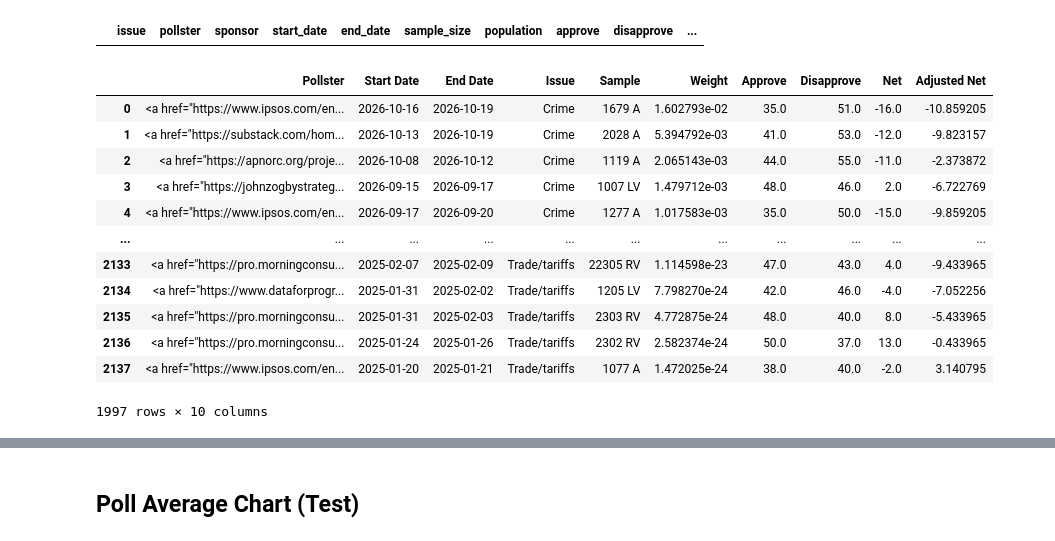
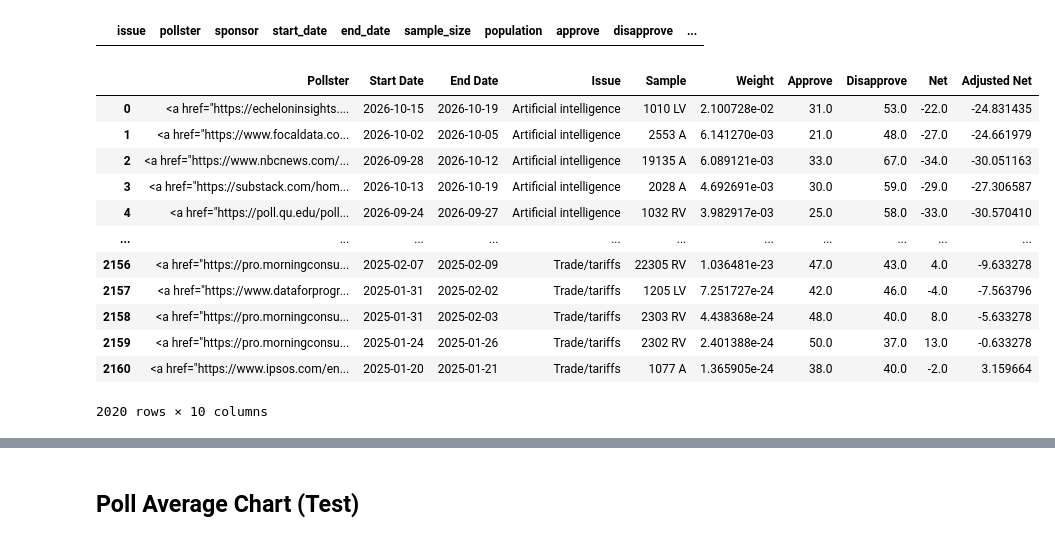
Before and after one commit to Hackquantumcpp/snoutcounter-backend, a Jupyter notebook: export.ipynb, the cells around one changed output, grey strips where cells are left out. Cells and saved outputs as stored; diff of their text form; code cells hidden in the pictures.

Commit message:
issue avgs 10/22/26

```diff
--- a/export.ipynb
+++ b/export.ipynb
@@ -60,8 +60,8 @@ worksheet.clear()
 
 set_with_dataframe(worksheet, pres_rv.reset_index())
 # %%
-issues = ['economy', 'immigration', 'inflation', 'trade_tariffs', 'foreign_policy', 'healthcare', 'crime']
-issue_suffixes = ['econ', 'imm', 'infl', 'trade', 'fp', 'healthcare', 'crime']
+issues = ['economy', 'immigration', 'inflation', 'trade_tariffs', 'foreign_policy', 'healthcare', 'crime', 'ai']
+issue_suffixes = ['econ', 'imm', 'infl', 'trade', 'fp', 'healthcare', 'crime', 'ai']
 
 for iss, suf in tqdm(zip(issues, issue_suffixes)):
     worksheet = spreadsheet.worksheet(f"approval_stats_{suf}")
@@ -198,43 +198,44 @@ issue_polls[issue_polls['sample_size'].isna()]
 # %%
 issue_polls['sponsor'] = '^Sponsor: ' + issue_polls['sponsor'] + '^'
 issue_polls['sponsor'] = issue_polls['sponsor'].fillna('')
 issue_polls = issue_polls.sort_values(['issue', 'total_weight'], ascending=[True, False])
 issue_polls = issue_polls.rename({
     'pollster':'Pollster', 'approve':'Approve', 'disapprove':'Disapprove', 'net':'Net',
     'total_weight':'Weight', 'start_date':'Start Date', 'end_date':'End Date', 'url':'URL', 'adj_net':'Adjusted Net',
     'issue':'Issue'}, axis='columns')
 issue_polls['Sample'] = issue_polls['sample_size'].astype(int).astype(str) + ' ' + issue_polls['population']
 issue_polls['Start Date'] = pd.to_datetime(issue_polls['Start Date']).astype(str)
 issue_polls['End Date'] = issue_polls['End Date'].astype(str)
 issue_polls = issue_polls.reset_index()
 issue_polls['Pollster'] = ('<a href="' + issue_polls['URL'] + '" style="color:black; text-decoration:underline;"><u>' +
                           issue_polls['Pollster'] + '</u></a>' + issue_polls['sponsor'])
 issue_polls = issue_polls[issue_polls['Issue'].isin(issues)]
 issue_polls['Issue'] = issue_polls['Issue'].replace({
     'economy': 'Economy',
     'immigration': 'Immigration',
     'foreign_policy': 'Foreign policy',
     'inflation': 'Inflation/prices',
     'trade_tariffs': 'Trade/tariffs',
     'healthcare': 'Healthcare',
-    'crime': 'Crime'
+    'crime': 'Crime',
+    'ai': 'Artificial intelligence'
 })
 issue_polls = issue_polls[['Pollster', 'Start Date', 'End Date', 'Issue', 'Sample', 'Weight', 'Approve', 'Disapprove', 'Net', 'Adjusted Net']]
 issue_polls
 # %% [output]
 |  | Pollster | Start Date | End Date | Issue | Sample | Weight | Approve | Disapprove | Net | Adjusted Net |
-| 0 | <a href="https://www.ipsos.com/en... | 2026-10-16 | 2026-10-19 | Crime | 1679 A | 1.602793e-02 | 35.0 | 51.0 | -16.0 | -10.859205 |
-| 1 | <a href="https://substack.com/hom... | 2026-10-13 | 2026-10-19 | Crime | 2028 A | 5.394792e-03 | 41.0 | 53.0 | -12.0 | -9.823157 |
-| 2 | <a href="https://apnorc.org/proje... | 2026-10-08 | 2026-10-12 | Crime | 1119 A | 2.065143e-03 | 44.0 | 55.0 | -11.0 | -2.373872 |
-| 3 | <a href="https://johnzogbystrateg... | 2026-09-15 | 2026-09-17 | Crime | 1007 LV | 1.479712e-03 | 48.0 | 46.0 | 2.0 | -6.722769 |
-| 4 | <a href="https://www.ipsos.com/en... | 2026-09-17 | 2026-09-20 | Crime | 1277 A | 1.017583e-03 | 35.0 | 50.0 | -15.0 | -9.859205 |
+| 0 | <a href="https://echeloninsights.... | 2026-10-15 | 2026-10-19 | Artificial intelligence | 1010 LV | 2.100728e-02 | 31.0 | 53.0 | -22.0 | -24.831435 |
+| 1 | <a href="https://www.focaldata.co... | 2026-10-02 | 2026-10-05 | Artificial intelligence | 2553 A | 6.141270e-03 | 21.0 | 48.0 | -27.0 | -24.661979 |
+| 2 | <a href="https://www.nbcnews.com/... | 2026-09-28 | 2026-10-12 | Artificial intelligence | 19135 A | 6.089121e-03 | 33.0 | 67.0 | -34.0 | -30.051163 |
+| 3 | <a href="https://substack.com/hom... | 2026-10-13 | 2026-10-19 | Artificial intelligence | 2028 A | 4.692691e-03 | 30.0 | 59.0 | -29.0 | -27.306587 |
+| 4 | <a href="https://poll.qu.edu/poll... | 2026-09-24 | 2026-09-27 | Artificial intelligence | 1032 RV | 3.982917e-03 | 25.0 | 58.0 | -33.0 | -30.570410 |
 | ... | ... | ... | ... | ... | ... | ... | ... | ... | ... | ... |
-| 2133 | <a href="https://pro.morningconsu... | 2025-02-07 | 2025-02-09 | Trade/tariffs | 22305 RV | 1.114598e-23 | 47.0 | 43.0 | 4.0 | -9.433965 |
-| 2134 | <a href="https://www.dataforprogr... | 2025-01-31 | 2025-02-02 | Trade/tariffs | 1205 LV | 7.798270e-24 | 42.0 | 46.0 | -4.0 | -7.052256 |
-| 2135 | <a href="https://pro.morningconsu... | 2025-01-31 | 2025-02-03 | Trade/tariffs | 2303 RV | 4.772875e-24 | 48.0 | 40.0 | 8.0 | -5.433965 |
-| 2136 | <a href="https://pro.morningconsu... | 2025-01-24 | 2025-01-26 | Trade/tariffs | 2302 RV | 2.582374e-24 | 50.0 | 37.0 | 13.0 | -0.433965 |
-| 2137 | <a href="https://www.ipsos.com/en... | 2025-01-20 | 2025-01-21 | Trade/tariffs | 1077 A | 1.472025e-24 | 38.0 | 40.0 | -2.0 | 3.140795 |
+| 2156 | <a href="https://pro.morningconsu... | 2025-02-07 | 2025-02-09 | Trade/tariffs | 22305 RV | 1.036481e-23 | 47.0 | 43.0 | 4.0 | -9.633278 |
+| 2157 | <a href="https://www.dataforprogr... | 2025-01-31 | 2025-02-02 | Trade/tariffs | 1205 LV | 7.251727e-24 | 42.0 | 46.0 | -4.0 | -7.563796 |
+| 2158 | <a href="https://pro.morningconsu... | 2025-01-31 | 2025-02-03 | Trade/tariffs | 2303 RV | 4.438368e-24 | 48.0 | 40.0 | 8.0 | -5.633278 |
+| 2159 | <a href="https://pro.morningconsu... | 2025-01-24 | 2025-01-26 | Trade/tariffs | 2302 RV | 2.401388e-24 | 50.0 | 37.0 | 13.0 | -0.633278 |
+| 2160 | <a href="https://www.ipsos.com/en... | 2025-01-20 | 2025-01-21 | Trade/tariffs | 1077 A | 1.365905e-24 | 38.0 | 40.0 | -2.0 | 3.159664 |
-1997 rows × 10 columns
+2020 rows × 10 columns
 # %%
 worksheet = spreadsheet.worksheet("polls_display_issues")
 worksheet.clear()
```
Also changed, not shown: parts of 4 cells of this notebook, 3 other files.
